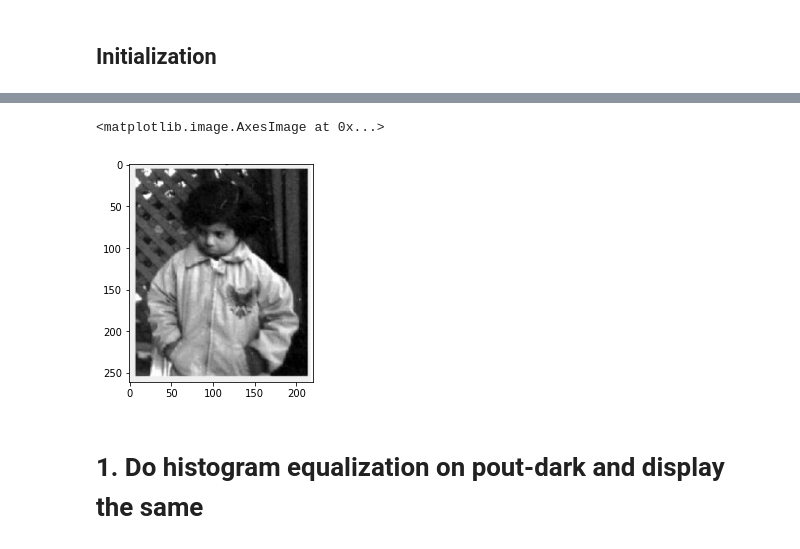
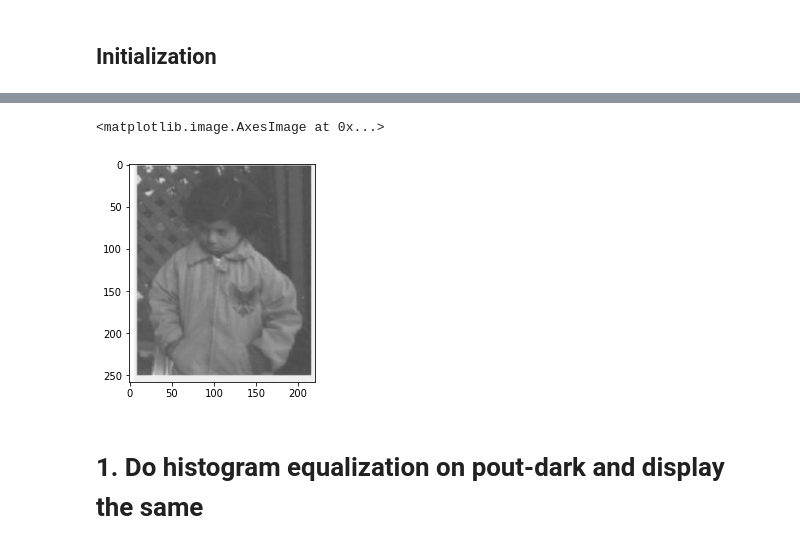
Before and after one commit to rad-mit/CS5102-Digital-Image-Processing-Project, a Jupyter notebook: Assignments/Assignment-5/DIP_Assignment_5.ipynb, the cells around one changed output, grey strips where cells are left out. Saved outputs shown, nothing was run; the diff lists cells and outputs as text; code cells hidden in the pictures.

```diff
--- a/Assignments/Assignment-5/DIP_Assignment_5.ipynb
+++ b/Assignments/Assignment-5/DIP_Assignment_5.ipynb
@@ -30,7 +27,8 @@ img_s = cv2.imdecode(img_array, -1)
 # %%
+plt.imshow(cv2.cvtColor(img_s, cv2.COLOR_BGR2RGB))
 # %% [output]
 <matplotlib.image.AxesImage at 0x...>
-[figure, old version]
+[figure, new version]
 # %% [markdown]
 # 1. Do histogram equalization on pout-dark and display the same
 # %% [markdown]
```
Also changed, not shown: parts of 14 cells of this notebook.
